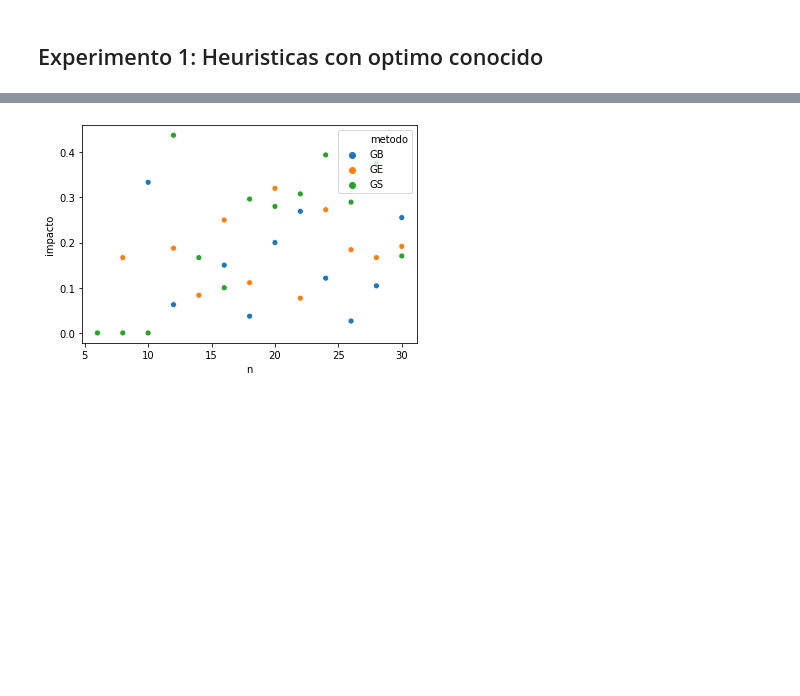
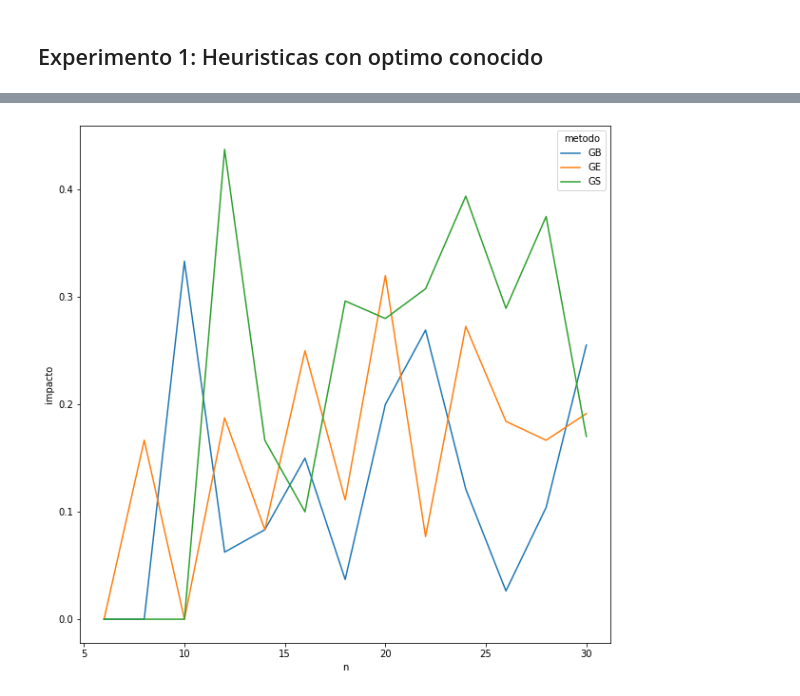
Before and after one commit to ZarthaxX/algo3-tp2, a Jupyter notebook: experimentacion/notebooks/analisis-Tropi.ipynb, the cells around one changed output, grey strips where cells are left out. Drawn from its saved outputs; the diff is of its cells as text; code cells hidden in the pictures; blank space fills up the shorter version.

```diff
--- a/experimentacion/notebooks/analisis-Tropi.ipynb
+++ b/experimentacion/notebooks/analisis-Tropi.ipynb
@@ -84,7 +104,8 @@ df_optimo_heuristicas = df_optimo_heuristicas[df_optimo_heuristicas['metodo'] !=
 # %%
 # Acercamos un poco la lupa para ver la diferencia entre BT y BT-O.
-fig = sns.scatterplot(data=df_optimo_heuristicas, x='n', y='diff_relativa', hue='metodo');
+plt.figure(figsize=(10, 10))
+fig = sns.lineplot(data=df_optimo_heuristicas, x='n', y='diff_relativa', hue='metodo');
 fig.set(xlabel='n', ylabel='impacto');
 #plt.savefig("..\\graphs\\.svg");
 # %% [output]
-[figure, old version]
+[figure, new version]
```
Also changed, not shown: parts of 10 cells of this notebook, 1 other file.
